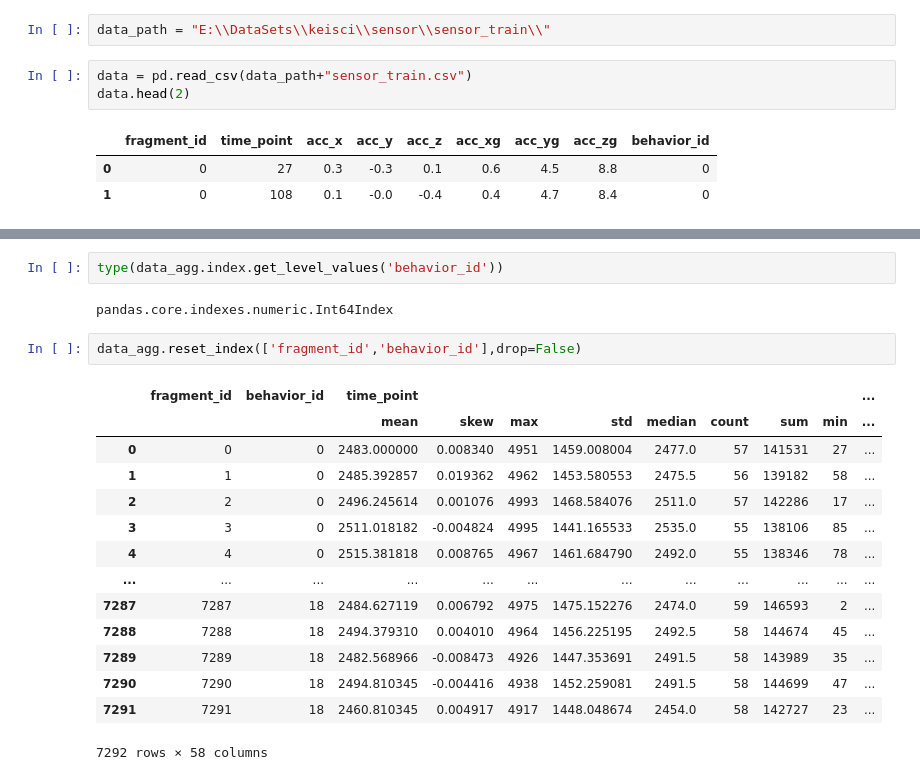
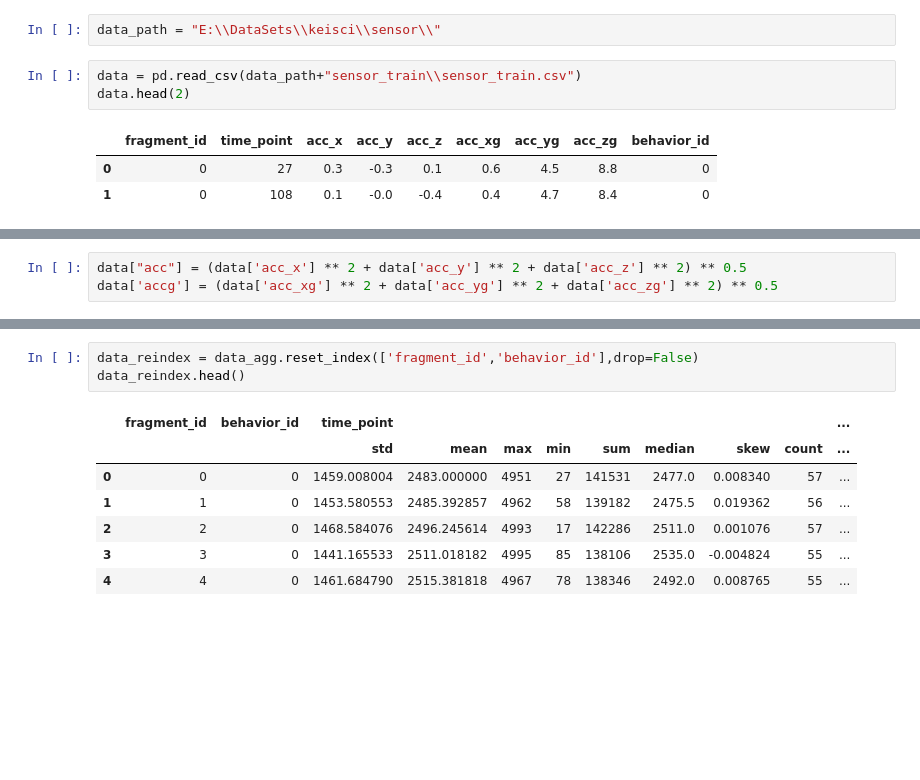
Before and after one commit to D10Andy/notebook, a Jupyter notebook: competition/kesci/sensor/baseline.ipynb, the cells around one changed output, grey strips where cells are left out. Saved outputs shown, nothing was run; the diff lists cells and outputs as text; blank space fills up the shorter version.

```diff
--- a/competition/kesci/sensor/baseline.ipynb
+++ b/competition/kesci/sensor/baseline.ipynb
@@ -6,7 +29,7 @@ pd.set_option('display.max_columns', 100)
 # %%
-data_path = "E:\\DataSets\\keisci\\sensor\\sensor_train\\"
+data_path = "E:\\DataSets\\keisci\\sensor\\"
 # %%
-data = pd.read_csv(data_path+"sensor_train.csv")
+data = pd.read_csv(data_path+"sensor_train\\sensor_train.csv")
 data.head(2)
 # %% [output]
 |  | fragment_id | time_point | acc_x | acc_y | acc_z | acc_xg | acc_yg | acc_zg | behavior_id |
@@ -29,3 +38,6 @@ def
+# %%
+data["acc"] = (data['acc_x'] ** 2 + data['acc_y'] ** 2 + data['acc_z'] ** 2) ** 0.5
+data['accg'] = (data['acc_xg'] ** 2 + data['acc_yg'] ** 2 + data['acc_zg'] ** 2) ** 0.5
 # %%
 data_agg = data.groupby(["fragment_id","behavior_id"], as_index=False).agg({"sum","max", "min","mean","skew","std","median","count"})
 data_agg.head()
@@ -48,21 +53,11 @@ Int64Index([ 0,  0,  0,  0,  0,  0,  0,  0,  0,  0,
-# %%
-type(data_agg.index.get_level_values('behavior_id'))
-# %% [output]
-pandas.core.indexes.numeric.Int64Index
 # %%
-data_agg.reset_index(['fragment_id','behavior_id'],drop=False)
+data_reindex = data_agg.reset_index(['fragment_id','behavior_id'],drop=False)
+data_reindex.head()
 # %% [output]
 |  | fragment_id | behavior_id | time_point |  |  |  |  |  |  |  | ... |
-|  |  |  | mean | skew | max | std | median | count | sum | min | ... |
-| 0 | 0 | 0 | 2483.000000 | 0.008340 | 4951 | 1459.008004 | 2477.0 | 57 | 141531 | 27 | ... |
-| 1 | 1 | 0 | 2485.392857 | 0.019362 | 4962 | 1453.580553 | 2475.5 | 56 | 139182 | 58 | ... |
-| 2 | 2 | 0 | 2496.245614 | 0.001076 | 4993 | 1468.584076 | 2511.0 | 57 | 142286 | 17 | ... |
-| 3 | 3 | 0 | 2511.018182 | -0.004824 | 4995 | 1441.165533 | 2535.0 | 55 | 138106 | 85 | ... |
-| 4 | 4 | 0 | 2515.381818 | 0.008765 | 4967 | 1461.684790 | 2492.0 | 55 | 138346 | 78 | ... |
-| ... | ... | ... | ... | ... | ... | ... | ... | ... | ... | ... | ... |
-| 7287 | 7287 | 18 | 2484.627119 | 0.006792 | 4975 | 1475.152276 | 2474.0 | 59 | 146593 | 2 | ... |
-| 7288 | 7288 | 18 | 2494.379310 | 0.004010 | 4964 | 1456.225195 | 2492.5 | 58 | 144674 | 45 | ... |
-| 7289 | 7289 | 18 | 2482.568966 | -0.008473 | 4926 | 1447.353691 | 2491.5 | 58 | 143989 | 35 | ... |
-| 7290 | 7290 | 18 | 2494.810345 | -0.004416 | 4938 | 1452.259081 | 2491.5 | 58 | 144699 | 47 | ... |
-| 7291 | 7291 | 18 | 2460.810345 | 0.004917 | 4917 | 1448.048674 | 2454.0 | 58 | 142727 | 23 | ... |
+|  |  |  | std | mean | max | min | sum | median | skew | count | ... |
+| 0 | 0 | 0 | 1459.008004 | 2483.000000 | 4951 | 27 | 141531 | 2477.0 | 0.008340 | 57 | ... |
+| 1 | 1 | 0 | 1453.580553 | 2485.392857 | 4962 | 58 | 139182 | 2475.5 | 0.019362 | 56 | ... |
+| 2 | 2 | 0 | 1468.584076 | 2496.245614 | 4993 | 17 | 142286 | 2511.0 | 0.001076 | 57 | ... |
+| 3 | 3 | 0 | 1441.165533 | 2511.018182 | 4995 | 85 | 138106 | 2535.0 | -0.004824 | 55 | ... |
+| 4 | 4 | 0 | 1461.684790 | 2515.381818 | 4967 | 78 | 138346 | 2492.0 | 0.008765 | 55 | ... |
-7292 rows × 58 columns
```
Also changed, not shown: parts of 29 cells of this notebook, 5 other files.
